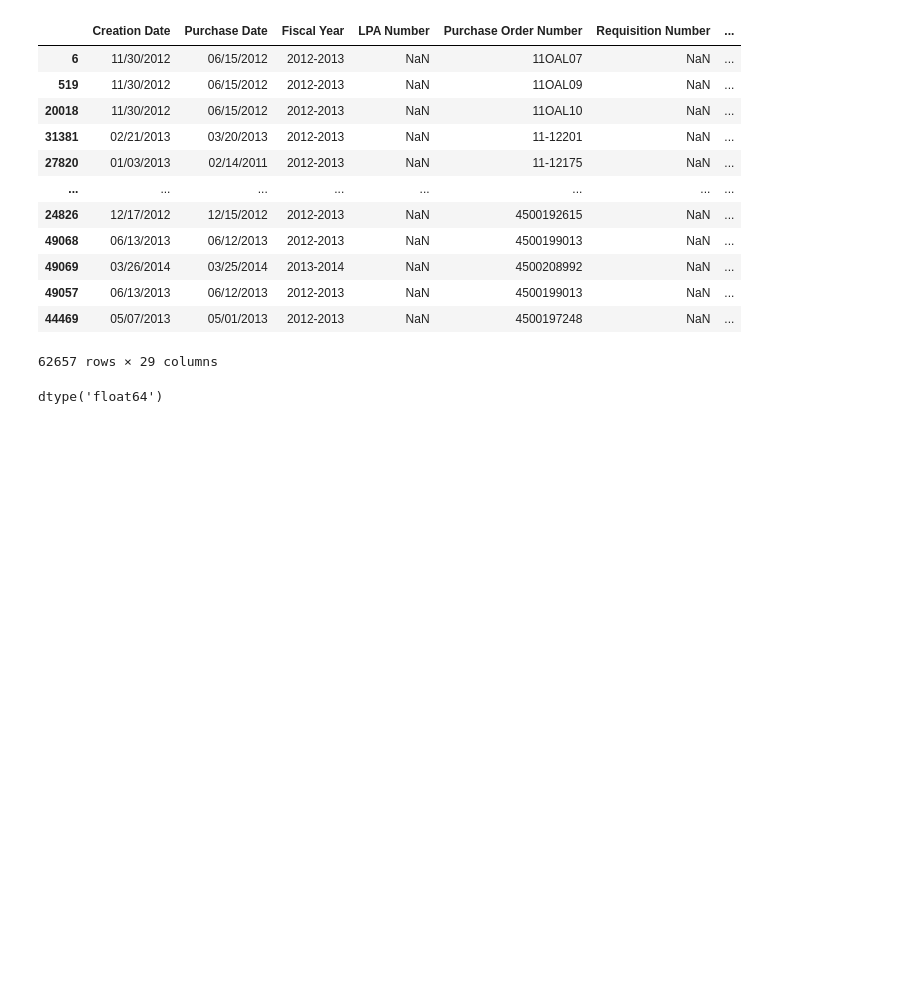
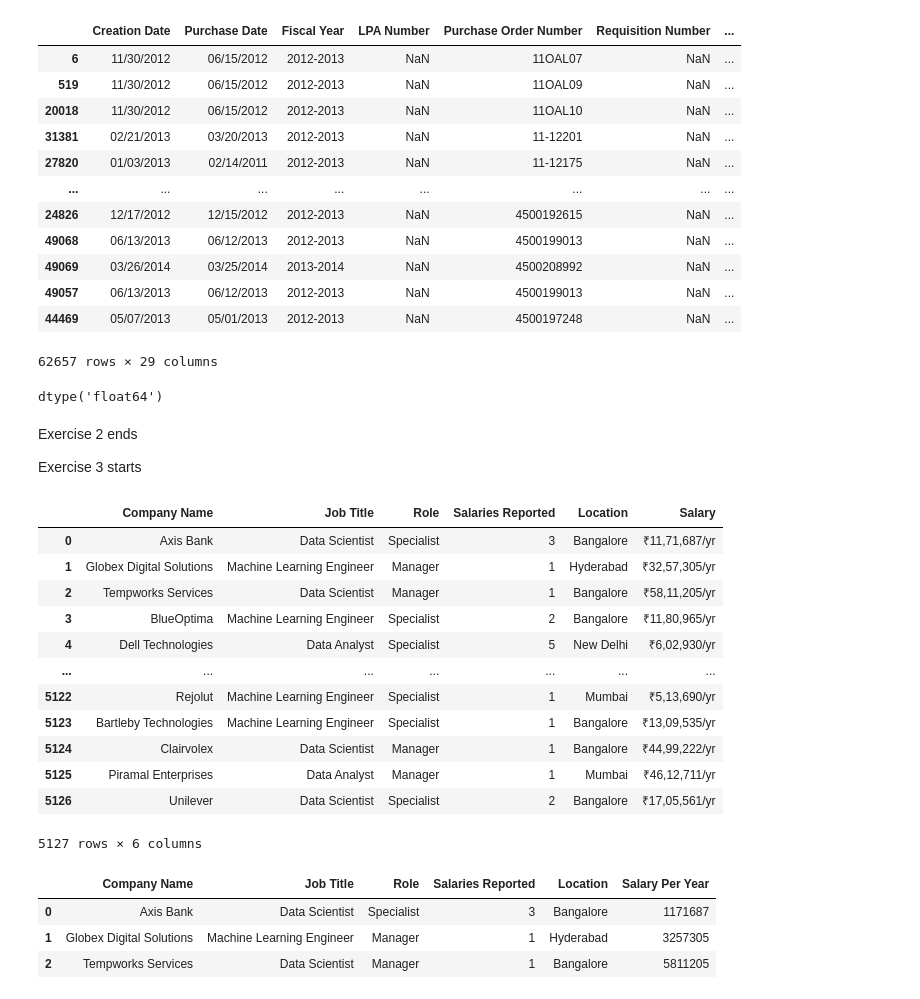
Before and after one commit to ehellgre/data-analytics-2024, a Jupyter notebook: exercise-set-2.ipynb, the cells around one changed output. Cells and saved outputs as stored; diff of their text form; code cells hidden in the pictures; blank space fills up the shorter version.

Commit message:
+ exercise set 2: 3 (some of it, last two parts left)

```diff
--- a/exercise-set-2.ipynb
+++ b/exercise-set-2.ipynb
@@ -259,3 +260,44 @@ check_dtype = purchase_df['Unit Price'].dtype
 check_dtype
 # %% [output]
 dtype('float64')
+# %% [markdown]
+Exercise 2 ends
+
+Exercise 3 starts
+# %%
+salaries_data = pd.read_csv('data_salaries_india.csv')
+salaries_df = pd.DataFrame(salaries_data)
+salaries_df
+# %% [output]
+|  | Company Name | Job Title | Role | Salaries Reported | Location | Salary |
+| 0 | Axis Bank | Data Scientist | Specialist | 3 | Bangalore | ₹11,71,687/yr |
+| 1 | Globex Digital Solutions | Machine Learning Engineer | Manager | 1 | Hyderabad | ₹32,57,305/yr |
+| 2 | Tempworks Services | Data Scientist | Manager | 1 | Bangalore | ₹58,11,205/yr |
+| 3 | BlueOptima | Machine Learning Engineer | Specialist | 2 | Bangalore | ₹11,80,965/yr |
+| 4 | Dell Technologies | Data Analyst | Specialist | 5 | New Delhi | ₹6,02,930/yr |
+| ... | ... | ... | ... | ... | ... | ... |
+| 5122 | Rejolut | Machine Learning Engineer | Specialist | 1 | Mumbai | ₹5,13,690/yr |
+| 5123 | Bartleby Technologies | Machine Learning Engineer | Specialist | 1 | Bangalore | ₹13,09,535/yr |
+| 5124 | Clairvolex | Data Scientist | Manager | 1 | Bangalore | ₹44,99,222/yr |
+| 5125 | Piramal Enterprises | Data Analyst | Manager | 1 | Mumbai | ₹46,12,711/yr |
+| 5126 | Unilever | Data Scientist | Specialist | 2 | Bangalore | ₹17,05,561/yr |
+5127 rows × 6 columns
+# %%
+# Before we can do anything with the salaries, we have to convert them into something more usable.
+
+# !!!!! Exercise says the salaries can be yearly, monthly or hourly salaries, but quick ctrl+f of the csv file reveals that there is only yr so the moodle function is pointless for this?
+# Can just .replace() the indian rupee sign and the commas and the salaries column data is fine?
+
+salaries_df['Salary Per Year'] = salaries_df['Salary'].str.replace('₹', '').str.replace(',', '').str.replace('/yr', '') # i created a new column for stating that the salaries are per year and removed the /yr out of the row data
+
+salaries_df_print_salary_per_year = salaries_df['Salary Per Year'].head(2)
+salaries_df_print_salary_per_year
+
+# also lets remove the old Salary column
+salaries_df = salaries_df.drop('Salary', axis=1)
+salaries_df.head(3)
+# %% [output]
+|  | Company Name | Job Title | Role | Salaries Reported | Location | Salary Per Year |
+| 0 | Axis Bank | Data Scientist | Specialist | 3 | Bangalore | 1171687 |
+| 1 | Globex Digital Solutions | Machine Learning Engineer | Manager | 1 | Hyderabad | 3257305 |
+| 2 | Tempworks Services | Data Scientist | Manager | 1 | Bangalore | 5811205 |
```
Also changed, not shown: parts of 4 cells of this notebook, 1 other file.
